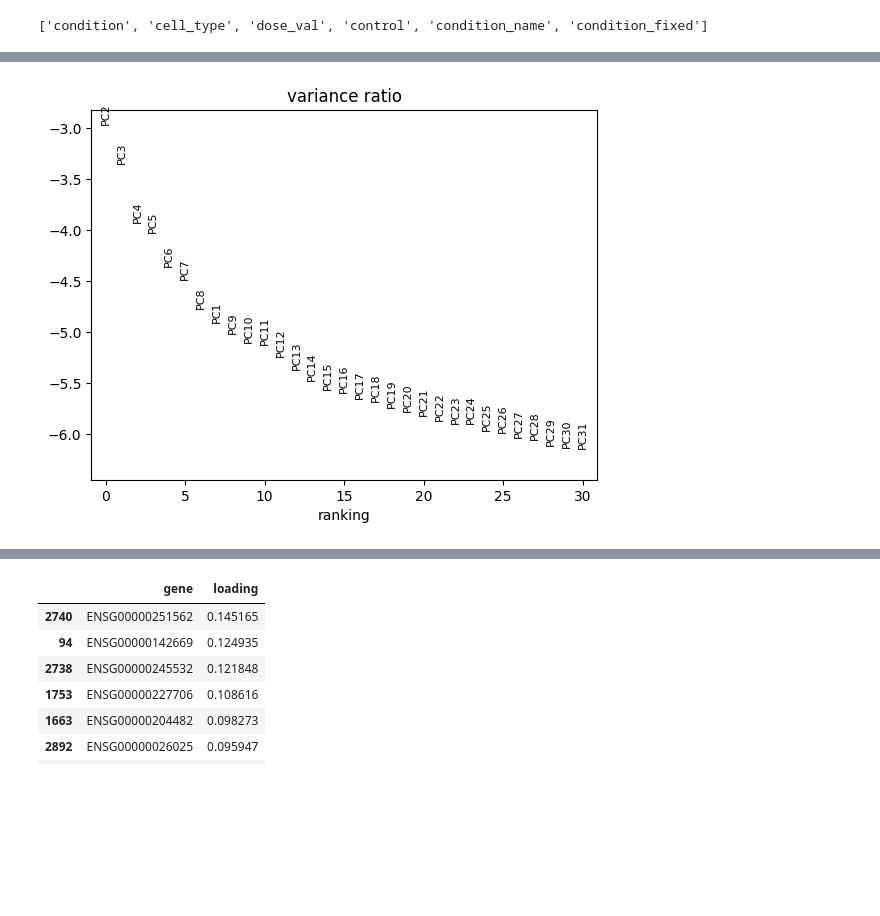
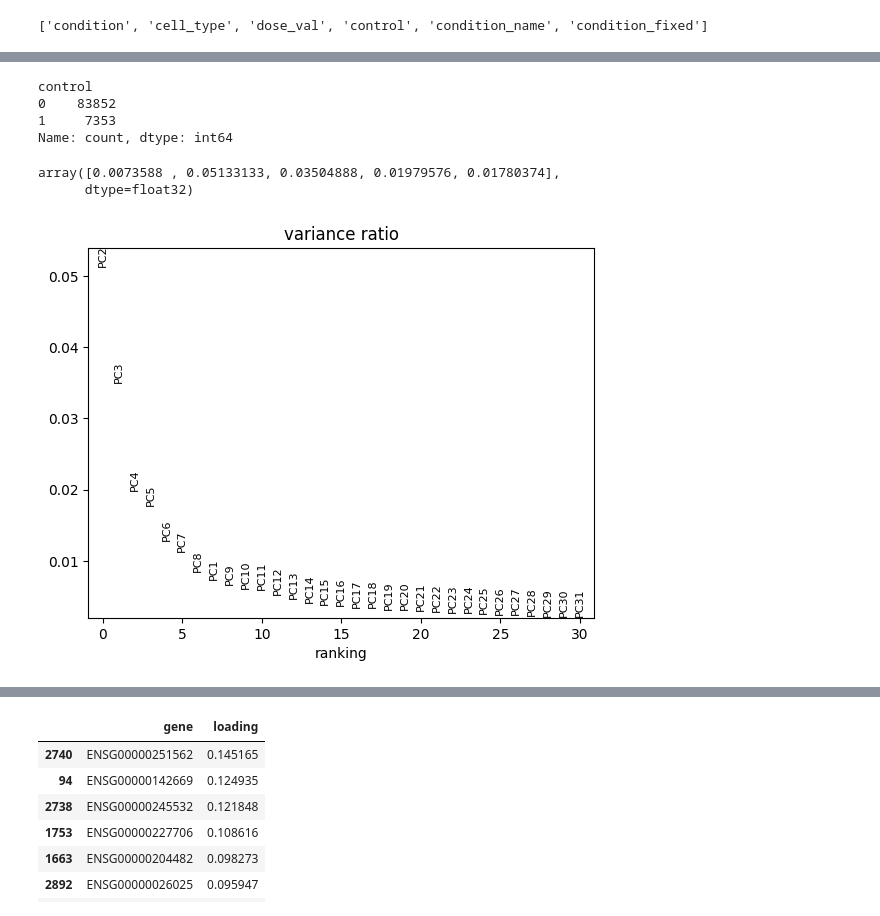
Before and after one commit to Torben4/amlg, a Jupyter notebook: src/projects/scrnaseq_project/scrnaseq_project.ipynb, the cells around one changed output, grey strips where cells are left out. Drawn from its saved outputs; the diff is of its cells as text; code cells hidden in the pictures; blank space fills up the shorter version.

```diff
--- a/src/projects/scrnaseq_project/scrnaseq_project.ipynb
+++ b/src/projects/scrnaseq_project/scrnaseq_project.ipynb
@@ -59,9 +79,21 @@ print(adata.obs.columns.tolist())
+# %%
+adata.obs["control"].value_counts()
+# %% [output]
+control
+0    83852
+1     7353
+Name: count, dtype: int64
 # %%
 import scanpy as sc
 
 # PCA (sparse-freundlich, kein scale)
 sc.tl.pca(adata, svd_solver="randomized", zero_center=False)
+# %%
+adata.uns["pca"]["variance_ratio"][:5]
+# %% [output]
+array([0.0073588 , 0.05133133, 0.03504888, 0.01979576, 0.01780374],
+      dtype=float32)
 # %%
-sc.pl.pca_variance_ratio(adata, log=True)
+sc.pl.pca_variance_ratio(adata, log=False)
 # %% [output]
-[figure, old version]
+[figure, new version]
```
Also changed, not shown: parts of 29 cells of this notebook.
